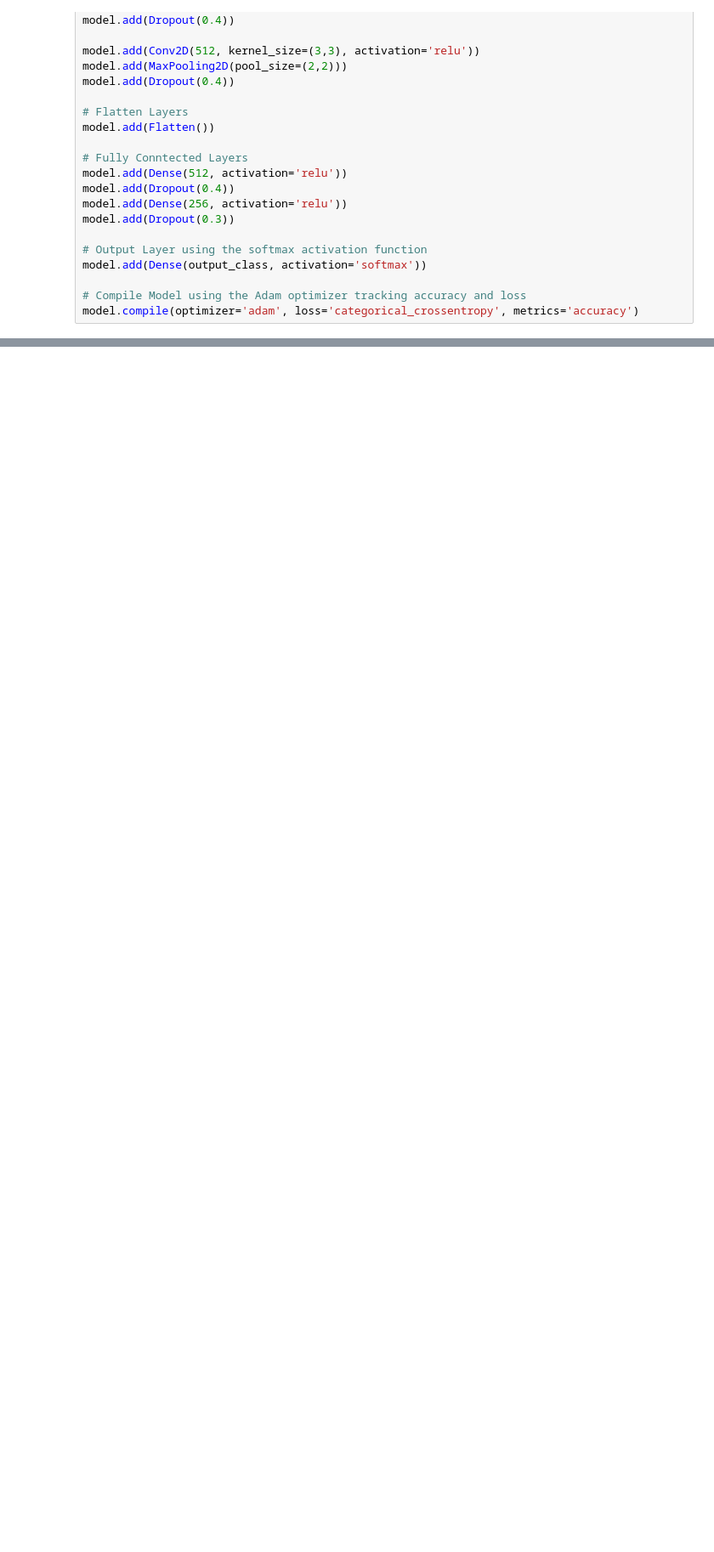
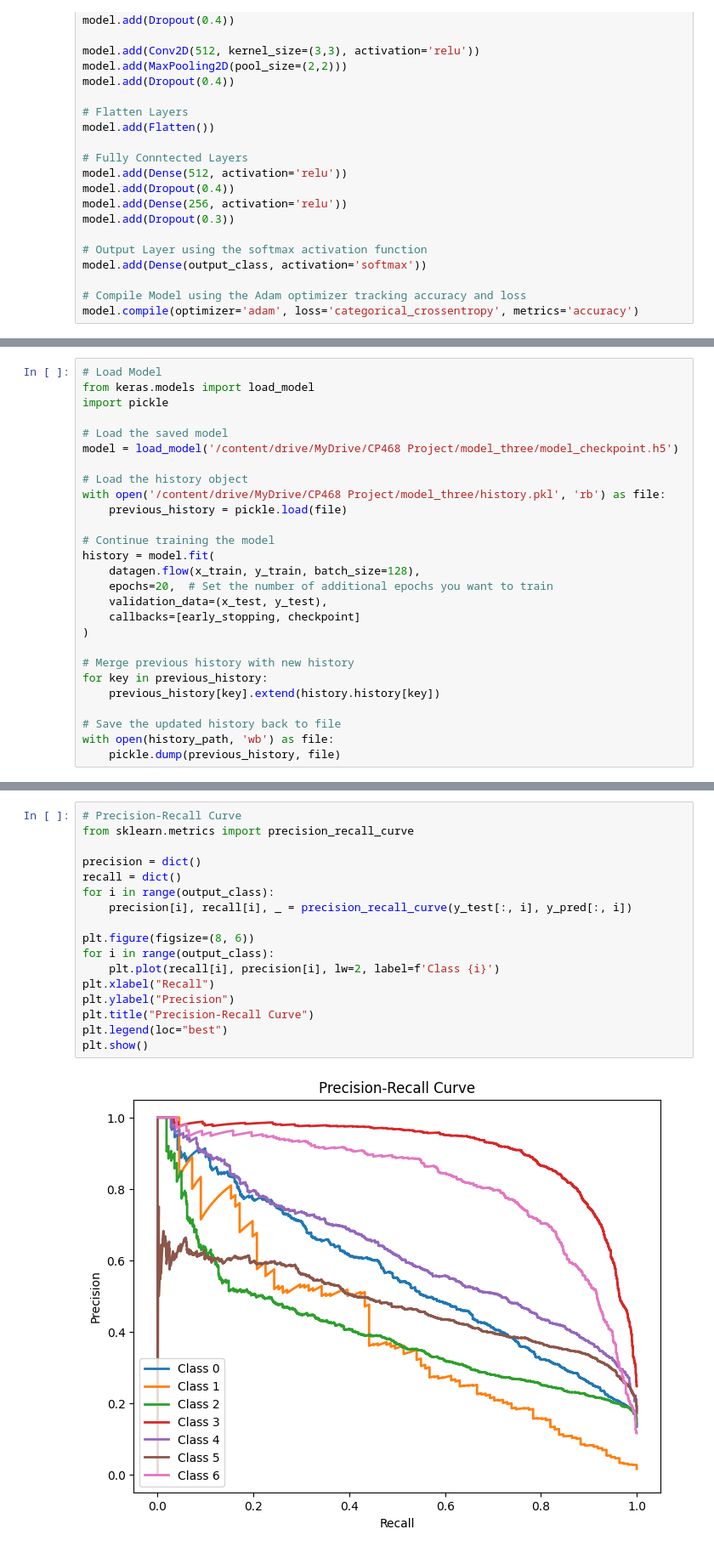
Before and after one commit to Ved204/CP468-Facial-Recognition, a Jupyter notebook: colab.ipynb, the cells around one changed output, grey strips where cells are left out. Shown at 85% size. Cells and saved outputs as stored; diff of their text form; blank space fills up the shorter version.

```diff
--- a/colab.ipynb
+++ b/colab.ipynb
@@ -227,0 +240,27 @@ Epoch 1/100
+# %%
+# Load Model
+from keras.models import load_model
+import pickle
+
+# Load the saved model
+model = load_model('/content/drive/MyDrive/CP468 Project/model_three/model_checkpoint.h5')
+
+# Load the history object
+with open('/content/drive/MyDrive/CP468 Project/model_three/history.pkl', 'rb') as file:
+    previous_history = pickle.load(file)
+
+# Continue training the model
+history = model.fit(
+    datagen.flow(x_train, y_train, batch_size=128),
+    epochs=20,  # Set the number of additional epochs you want to train
+    validation_data=(x_test, y_test),
+    callbacks=[early_stopping, checkpoint]
+)
+
+# Merge previous history with new history
+for key in previous_history:
+    previous_history[key].extend(history.history[key])
+
+# Save the updated history back to file
+with open(history_path, 'wb') as file:
+    pickle.dump(previous_history, file)
@@ -227,0 +312,19 @@ Epoch 1/100
+# %%
+# Precision-Recall Curve
+from sklearn.metrics import precision_recall_curve
+
+precision = dict()
+recall = dict()
+for i in range(output_class):
+    precision[i], recall[i], _ = precision_recall_curve(y_test[:, i], y_pred[:, i])
+
+plt.figure(figsize=(8, 6))
+for i in range(output_class):
+    plt.plot(recall[i], precision[i], lw=2, label=f'Class {i}')
+plt.xlabel("Recall")
+plt.ylabel("Precision")
+plt.title("Precision-Recall Curve")
+plt.legend(loc="best")
+plt.show()
+# %% [output]
+[figure, added]
```
Also changed, not shown: parts of 13 cells of this notebook.
